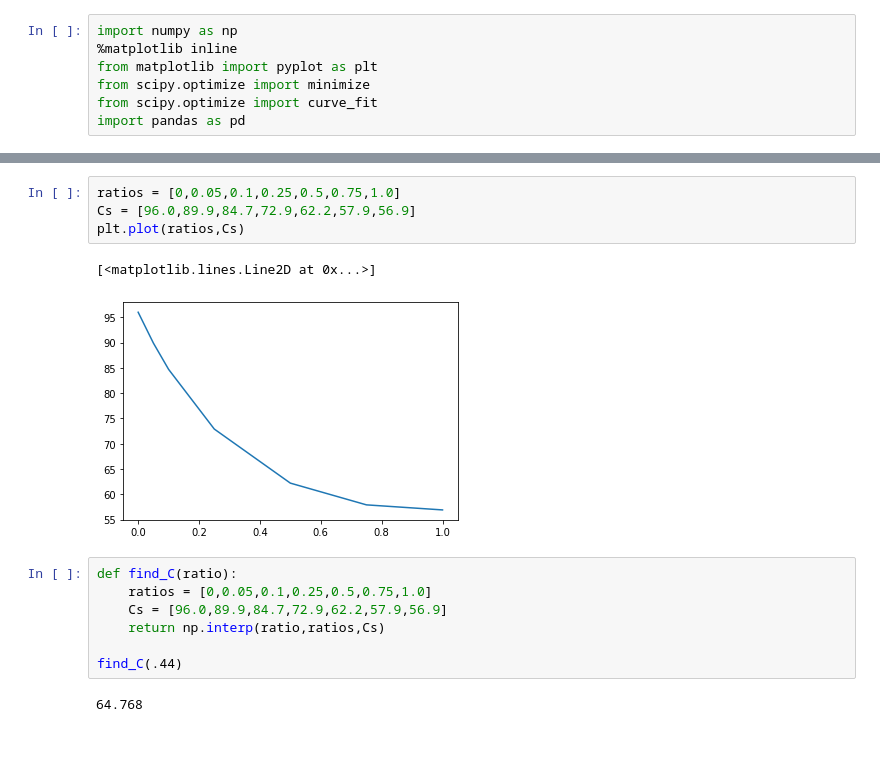
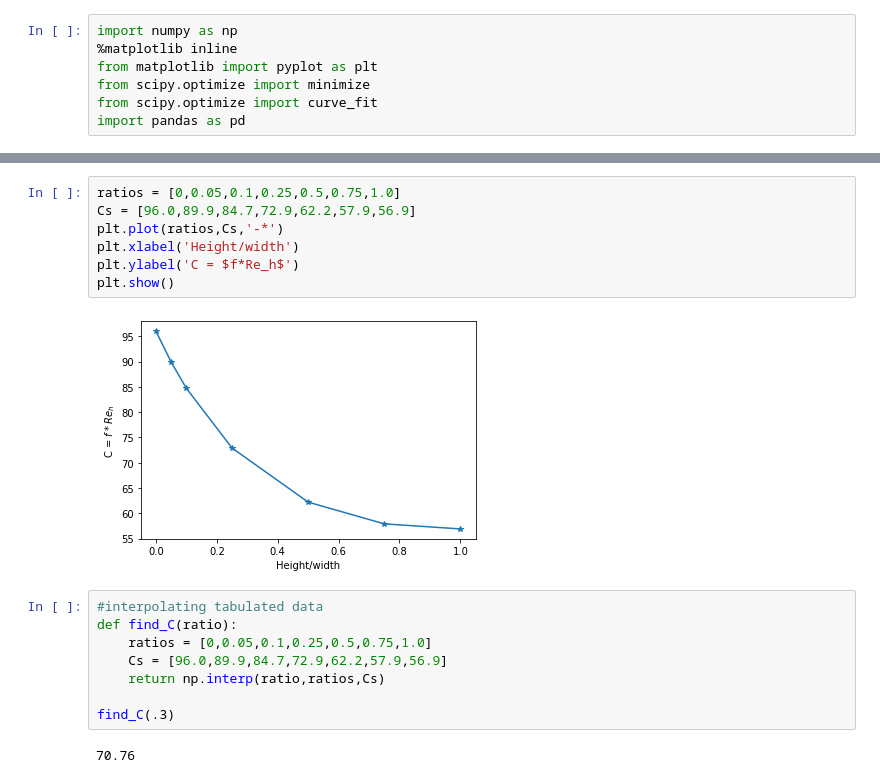
Before and after one commit to MaryLouNadeau/Zochas, a Jupyter notebook: Sizing_Discharge.ipynb, the cells around one changed output, grey strips where cells are left out. Saved outputs shown, nothing was run; the diff lists cells and outputs as text; blank space fills up the shorter version.

Commit message:
cleaned up, annotated, added pump power = f(width)

```diff
--- a/Sizing_Discharge.ipynb
+++ b/Sizing_Discharge.ipynb
@@ -13,16 +87,19 @@ gamma = density*g #N/m^3
 # %%
 ratios = [0,0.05,0.1,0.25,0.5,0.75,1.0]
 Cs = [96.0,89.9,84.7,72.9,62.2,57.9,56.9]
-plt.plot(ratios,Cs)
+plt.plot(ratios,Cs,'-*')
+plt.xlabel('Height/width')
+plt.ylabel('C = $f*Re_h$')
+plt.show()
 # %% [output]
-[<matplotlib.lines.Line2D at 0x...>]
-[figure, old version]
+[figure, new version]
 # %%
+#interpolating tabulated data
 def find_C(ratio):
     ratios = [0,0.05,0.1,0.25,0.5,0.75,1.0]
     Cs = [96.0,89.9,84.7,72.9,62.2,57.9,56.9]
     return np.interp(ratio,ratios,Cs)
 
-find_C(.44)
+find_C(.3)
 # %% [output]
-64.768
+70.76
```
Also changed, not shown: parts of 20 cells of this notebook.
